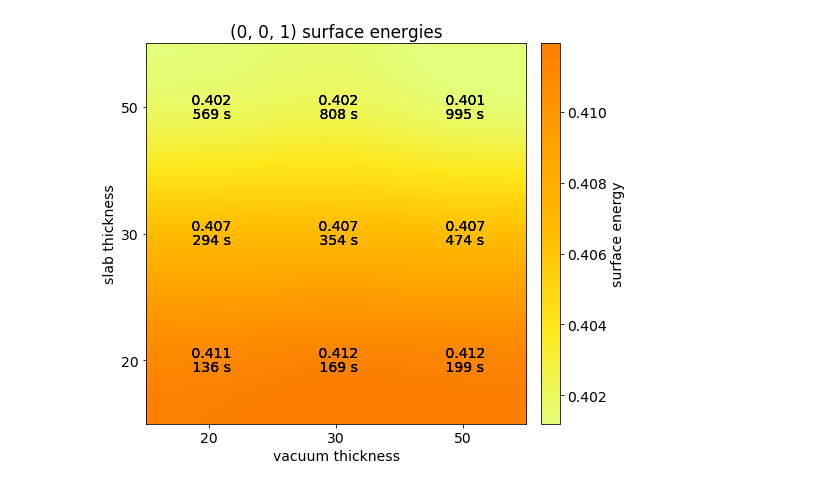
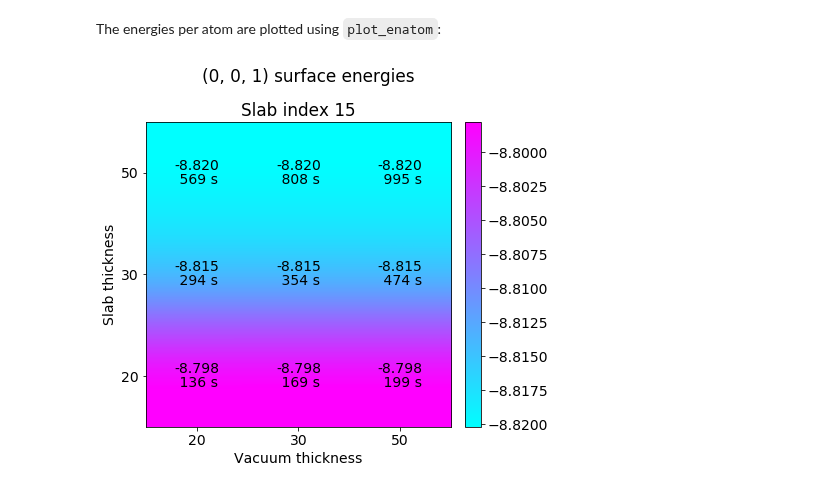
Before and after one commit to SMTG-Bham/surfaxe, a Jupyter notebook: examples/convergence/convergence_example.ipynb, the cells around one changed output. Saved outputs shown, nothing was run; the diff lists cells and outputs as text; code cells hidden in the pictures.

```diff
--- a/examples/convergence/convergence_example.ipynb
+++ b/examples/convergence/convergence_example.ipynb
@@ -1,5 +0,0 @@
-# %%
-from slabbystabby import convergence as conv
-import matplotlib as mpl
-mpl.rcParams['figure.figsize'] = (9.0,7.0)
-mpl.rcParams.update({'font.size': 14})
@@ -13,4 +19,6 @@ visualise the convergence of surface energy & energy per atom
+# %% [markdown]
+The energies per atom are plotted using `plot_enatom`:
 # %%
-conv.plot_surface_energy(hkl=(0,0,1))
+c.plot_enatom((0,0,1), cmap='cool')
 # %% [output]
-[figure, old version]
+[figure, new version]
```
Also changed, not shown: parts of 7 cells of this notebook, 28 other files.
